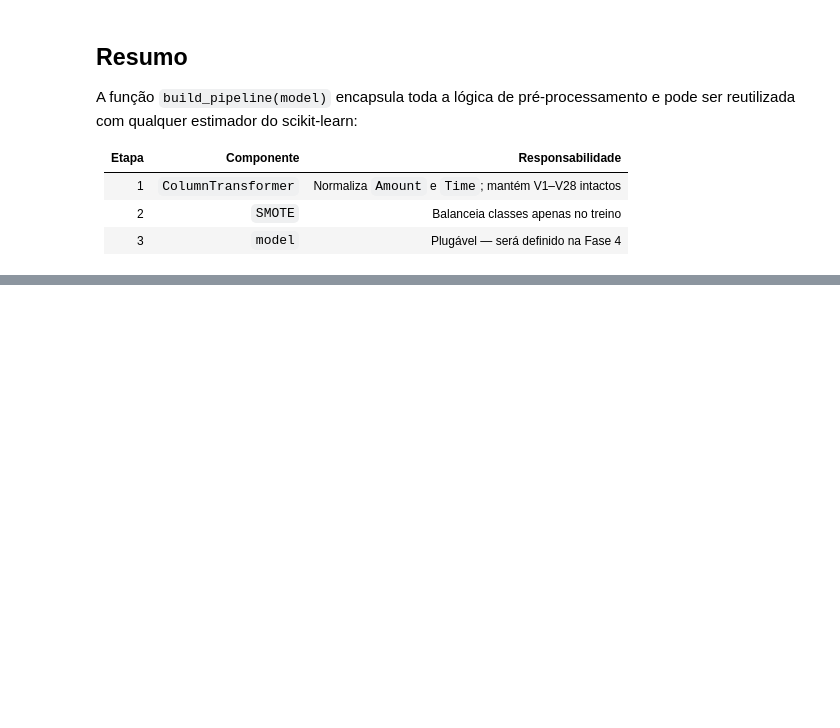
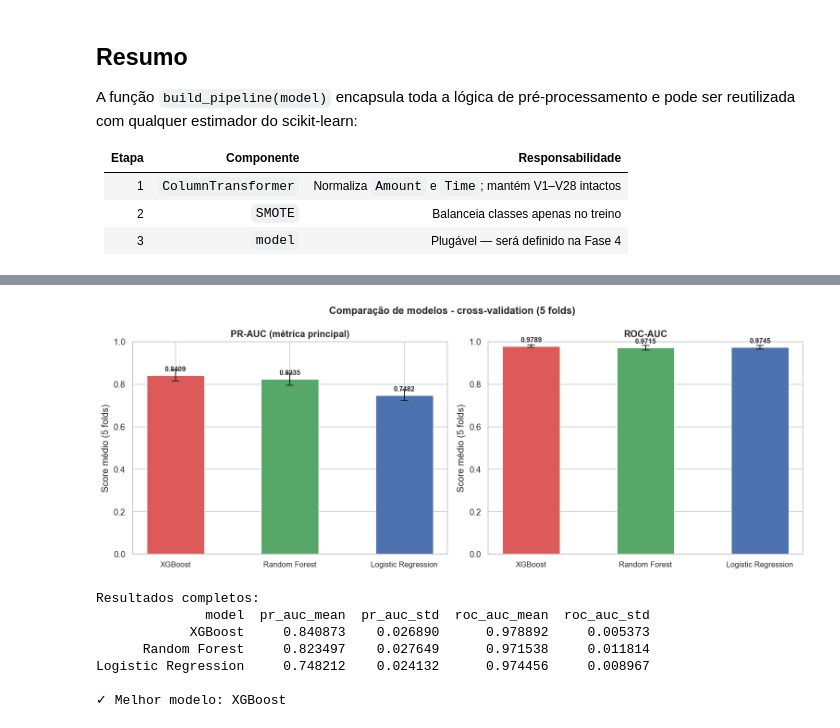
Before and after one commit to jaoalmirante/fraud-detection-ml, a Jupyter notebook: notebooks/fraud_detection.ipynb, the cells around one changed output, grey strips where cells are left out. Saved outputs shown, nothing was run; the diff lists cells and outputs as text; code cells hidden in the pictures; blank space fills up the shorter version.

Commit message:
feat: train and compare models with cross-validation and grid search

```diff
--- a/notebooks/fraud_detection.ipynb
+++ b/notebooks/fraud_detection.ipynb
@@ -531,0 +538,9 @@ e pode ser reutilizada com qualquer estimador do scikit-learn:
+# %%
+# paleta de cores para os gráficos
+COLORS = {
+    'Logistic Regression': '#4C72B0',
+    'Random Forest': '#55A868',
+    'XGBoost': '#DD5A5A'
+}
+
+print('libs e cores carregados ✓')
@@ -531,0 +637,63 @@ e pode ser reutilizada com qualquer estimador do scikit-learn:
+# %%
+results_df = pd.DataFrame(cv_results).T.reset_index()
+results_df.columns = ['model', 'pr_auc_mean', 'pr_auc_std',
+                      'roc_auc_mean', 'roc_auc_std']
+results_df = results_df.sort_values('pr_auc_mean', ascending=False)
+
+fig, axes = plt.subplots(1, 2, figsize=(13, 5))
+x_pos = range(len(results_df))
+bar_width = 0.5
+
+for ax, metric, label in [
+    (axes[0], 'pr_auc', 'PR-AUC (métrica principal)'),
+    (axes[1], 'roc_auc', 'ROC-AUC')
+]:
+    bars = ax.bar(
+        x_pos,
+        results_df[f'{metric}_mean'],
+        yerr=results_df[f'{metric}_std'],
+        width=bar_width,
+        color=[COLORS[m] for m in results_df['model']],
+        edgecolor='white',
+        linewidth=0.5,
+        capsize=5,
+        error_kw={'linewidth': 1.2}
+    )
+    ax.set_xticks(x_pos)
+    ax.set_xticklabels(results_df['model'], fontsize=10)
+    ax.set_title(label, fontweight='bold')
+    ax.set_ylabel('Score médio (5 folds)')
+    ax.set_ylim(0, 1)
+
+    for bar, mean_val in zip(bars, results_df[f'{metric}_mean']):
+        ax.text(
+            bar.get_x() + bar.get_width() / 2,
+            bar.get_height() + 0.02,
+            f'{mean_val:.4f}',
+            ha='center', fontsize=9, fontweight='bold'
+        )
+
+plt.suptitle('Comparação de modelos - cross-validation (5 folds)',
+             fontsize=13, fontweight='bold')
+plt.tight_layout()
+plt.savefig('../reports/figures/model_comparison.png',
+            dpi=150, bbox_inches='tight')
+plt.show()
+
+# tabela de resultados
+
+print("\nResultados completos:")
+print(results_df.to_string(index=False))
+
+# seleciona o melhor modelo
+best_model_name = results_df.iloc[0]['model']
+print(f"\n✓ Melhor modelo: {best_model_name}")
+# %% [output]
+[figure, added]
+Resultados completos:
+              model  pr_auc_mean  pr_auc_std  roc_auc_mean  roc_auc_std
+            XGBoost     0.840873    0.026890      0.978892     0.005373
+      Random Forest     0.823497    0.027649      0.971538     0.011814
+Logistic Regression     0.748212    0.024132      0.974456     0.008967
+
+✓ Melhor modelo: XGBoost
```
Also changed, not shown: parts of 14 cells of this notebook, 2 other files.
